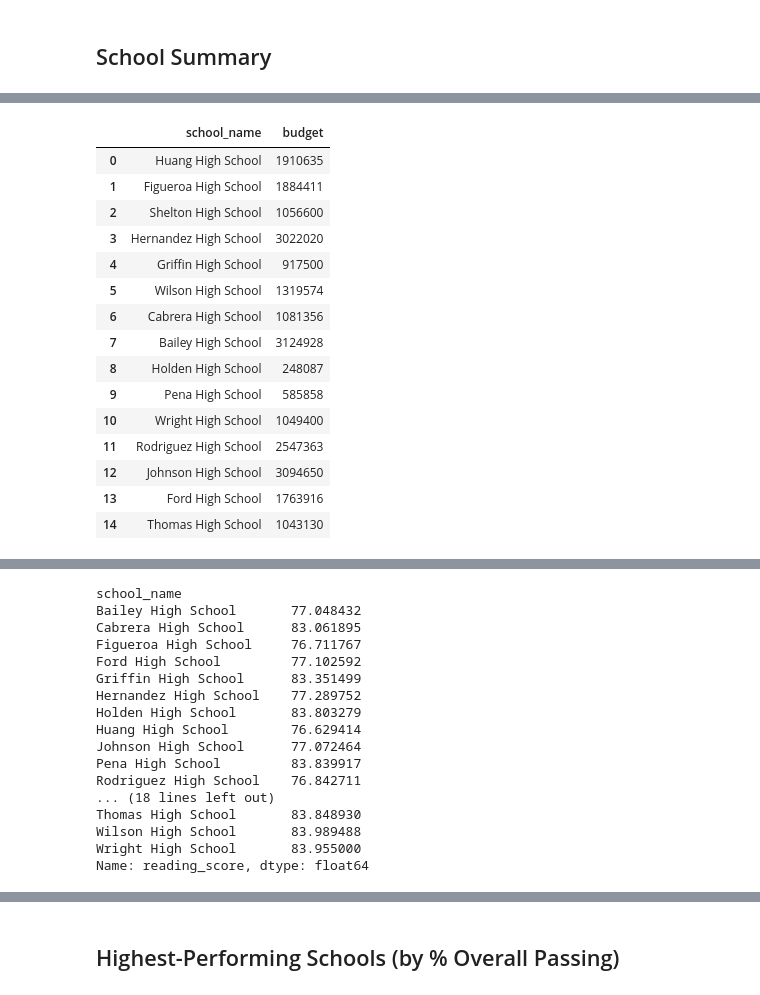
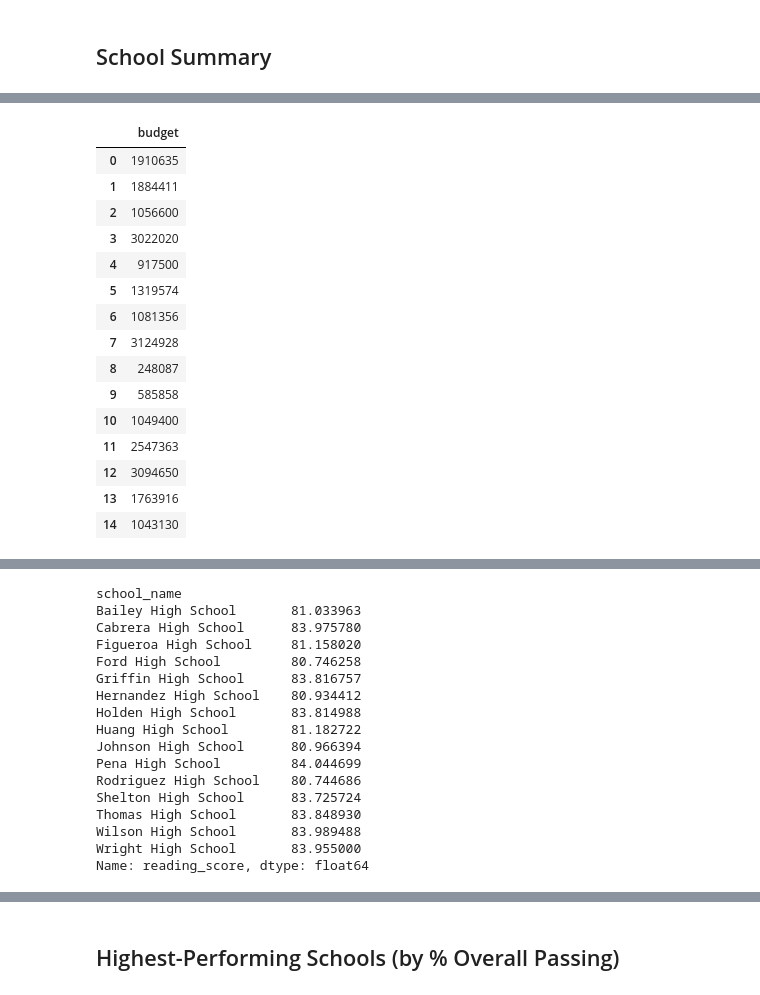
Before and after one commit to sarahryan0413/pandas-challenge, a Jupyter notebook: PyCitySchools/PyCitySchools.ipynb, the cells around one changed output, grey strips where cells are left out. Cells and saved outputs as stored; diff of their text form; code cells hidden in the pictures.

```diff
--- a/PyCitySchools/PyCitySchools.ipynb
+++ b/PyCitySchools/PyCitySchools.ipynb
@@ -173,24 +174,24 @@ per_school_counts
 # %%
 # Calculate the total school budget per school from school_data
-per_school_budget = school_data.loc[: ,["school_name", "budget"]]
+per_school_budget = school_data.loc[:, ["budget"]]
 per_school_budget
 # %% [output]
-|  | school_name | budget |
-| 0 | Huang High School | 1910635 |
-| 1 | Figueroa High School | 1884411 |
-| 2 | Shelton High School | 1056600 |
-| 3 | Hernandez High School | 3022020 |
-| 4 | Griffin High School | 917500 |
-| 5 | Wilson High School | 1319574 |
-| 6 | Cabrera High School | 1081356 |
-| 7 | Bailey High School | 3124928 |
-| 8 | Holden High School | 248087 |
-| 9 | Pena High School | 585858 |
-| 10 | Wright High School | 1049400 |
-| 11 | Rodriguez High School | 2547363 |
-| 12 | Johnson High School | 3094650 |
-| 13 | Ford High School | 1763916 |
-| 14 | Thomas High School | 1043130 |
+|  | budget |
+| 0 | 1910635 |
+| 1 | 1884411 |
+| 2 | 1056600 |
+| 3 | 3022020 |
+| 4 | 917500 |
+| 5 | 1319574 |
+| 6 | 1081356 |
+| 7 | 3124928 |
+| 8 | 248087 |
+| 9 | 585858 |
+| 10 | 1049400 |
+| 11 | 2547363 |
+| 12 | 3094650 |
+| 13 | 1763916 |
+| 14 | 1043130 |
 # %%
 # Calculate the total per capita spending per school from school_data - divide the school budget by the number of students
 
@@ -243,22 +244,24 @@ Name: math_score, dtype: float64
 # %%
 # Calculate the average test scores per school from school_data_complete
 
-per_school_reading = school_data_complete.groupby('school_name')['reading_score'].mean()
+# call back to group_school_name where we created separate groups for each school
+# then for each school, take the mean() of the reading_score
+per_school_reading = group_school_name['reading_score'].mean()
 per_school_reading
 # %% [output]
 school_name
-Bailey High School       77.048432
-Cabrera High School      83.061895
-Figueroa High School     76.711767
-Ford High School         77.102592
-Griffin High School      83.351499
-Hernandez High School    77.289752
-Holden High School       83.803279
-Huang High School        76.629414
-Johnson High School      77.072464
-Pena High School         83.839917
-Rodriguez High School    76.842711
-... (18 lines left out)
+Bailey High School       81.033963
+Cabrera High School      83.975780
+Figueroa High School     81.158020
+Ford High School         80.746258
+Griffin High School      83.816757
+Hernandez High School    80.934412
+Holden High School       83.814988
+Huang High School        81.182722
+Johnson High School      80.966394
+Pena High School         84.044699
+Rodriguez High School    80.744686
+Shelton High School      83.725724
 Thomas High School       83.848930
 Wilson High School       83.989488
 Wright High School       83.955000
```
Also changed, not shown: parts of 6 cells of this notebook.
